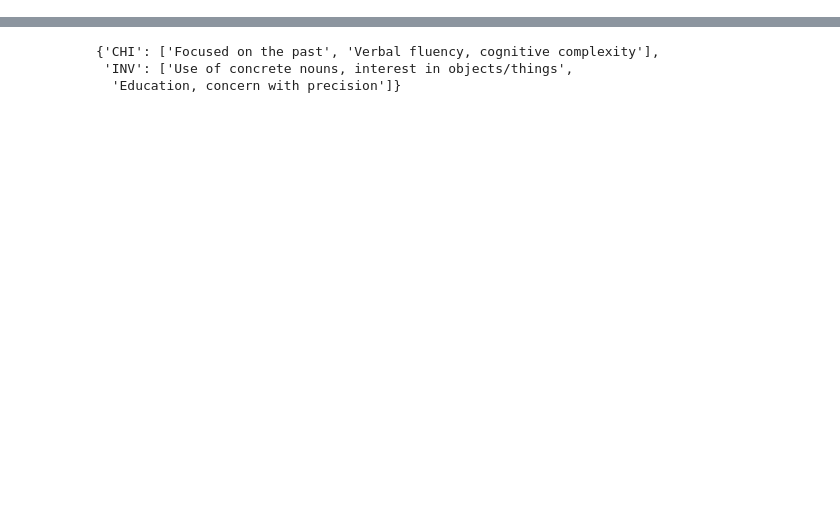
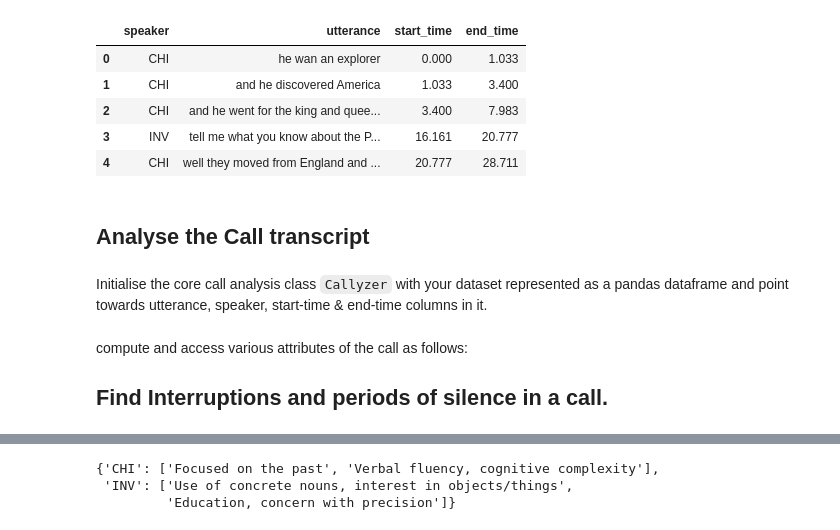
Before and after one commit to maxent-ai/converse, a Jupyter notebook: notebook/usage.ipynb, the cells around one changed output, grey strips where cells are left out. Drawn from its saved outputs; the diff is of its cells as text; code cells hidden in the pictures; blank space fills up the shorter version.

```diff
--- a/notebook/usage.ipynb
+++ b/notebook/usage.ipynb
@@ -16,3 +17,14 @@ warnings.filterwarnings('ignore')
 # %%
-df = pd.read_csv("../Converse/notebook/sample_1.csv") #read sample data
+transcript_df = pd.read_csv("sample_transcript_data.csv"); transcript_df.head() #read sample data
+# %% [output]
+|  | speaker | utterance | start_time | end_time |
+| 0 | CHI | he wan an explorer | 0.000 | 1.033 |
+| 1 | CHI | and he discovered America | 1.033 | 3.400 |
+| 2 | CHI | and he went for the king and quee... | 3.400 | 7.983 |
+| 3 | INV | tell me what you know about the P... | 16.161 | 20.777 |
+| 4 | CHI | well they moved from England and ... | 20.777 | 28.711 |
+# %% [markdown]
+## Analyse the Call transcript
+# %% [markdown]
+Initialise the core call analysis class `Callyzer` with your dataset represented as a pandas dataframe and point towards utterance, speaker, start-time & end-time columns in it.
 # %%
@@ -20 +32,5 @@ ca = Callyzer(data=df, speaker='who') #initialise the core call analysis class.
+# %% [markdown]
+compute and access various attributes of the call as follows:
+
+## Find Interruptions and periods of silence in a call.
 # %%
```
Also changed, not shown: parts of 31 cells of this notebook, 1 other file.
